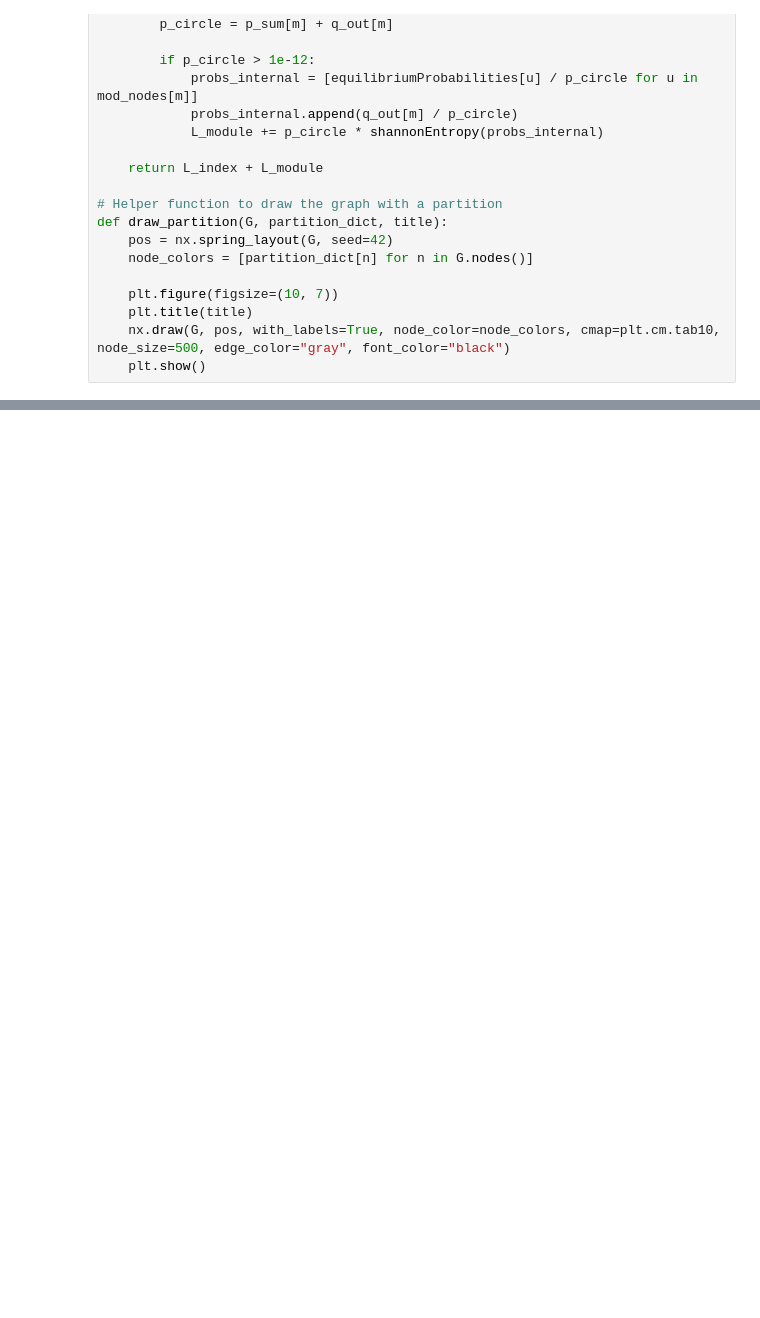
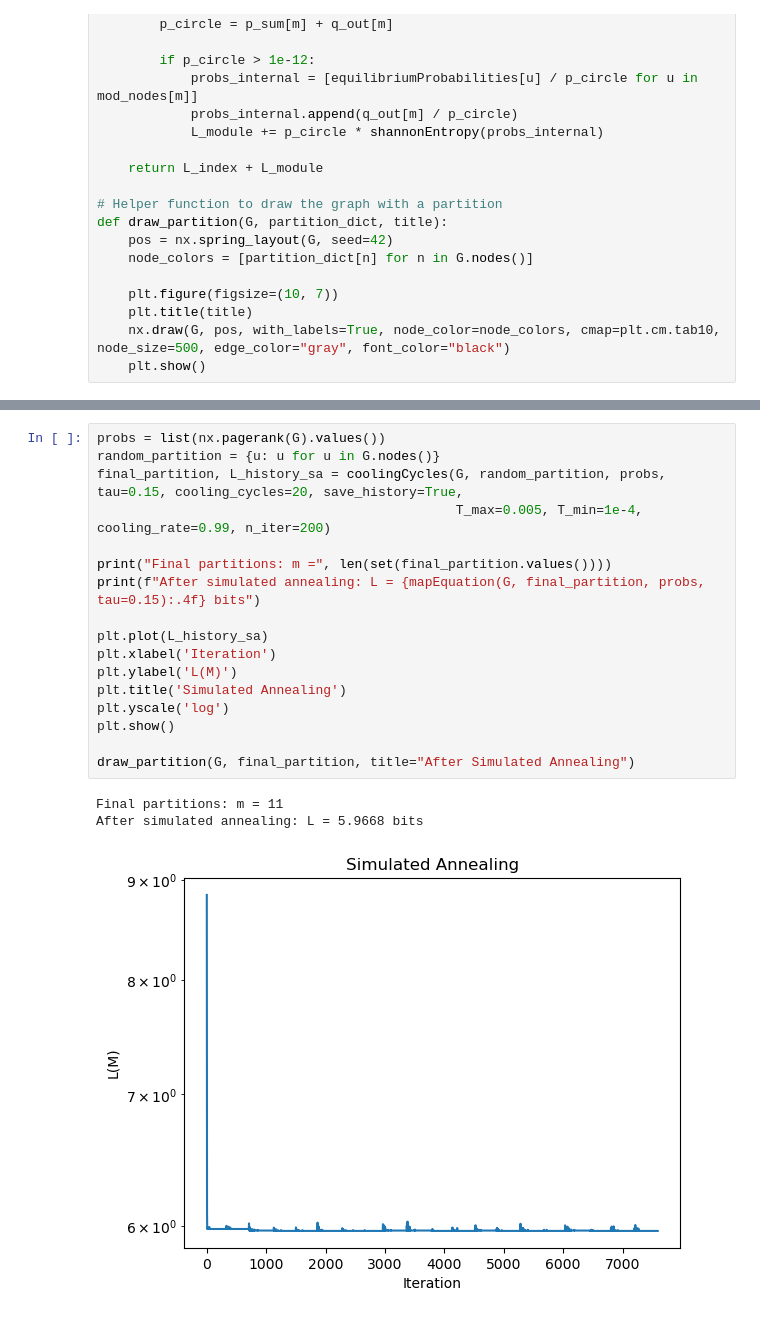
Before and after one commit to riccorte/InfoMap-Analysis, a Jupyter notebook: infomap_1.ipynb, the cells around one changed output, grey strips where cells are left out. Drawn from its saved outputs; the diff is of its cells as text; blank space fills up the shorter version.

```diff
--- a/infomap_1.ipynb
+++ b/infomap_1.ipynb
@@ -348,0 +497,21 @@ After simulated annealing: L = 4.4563 bits
+# %%
+probs = list(nx.pagerank(G).values())
+random_partition = {u: u for u in G.nodes()}
+final_partition, L_history_sa = coolingCycles(G, random_partition, probs, tau=0.15, cooling_cycles=20, save_history=True,
+                                              T_max=0.005, T_min=1e-4, cooling_rate=0.99, n_iter=200)
+
+print("Final partitions: m =", len(set(final_partition.values())))
+print(f"After simulated annealing: L = {mapEquation(G, final_partition, probs, tau=0.15):.4f} bits")
+
+plt.plot(L_history_sa)
+plt.xlabel('Iteration')
+plt.ylabel('L(M)')
+plt.title('Simulated Annealing')
+plt.yscale('log')
+plt.show()
+
+draw_partition(G, final_partition, title="After Simulated Annealing")
+# %% [output]
+Final partitions: m = 11
+After simulated annealing: L = 5.9668 bits
+[figure, added]
```
Also changed, not shown: parts of 11 cells of this notebook.
